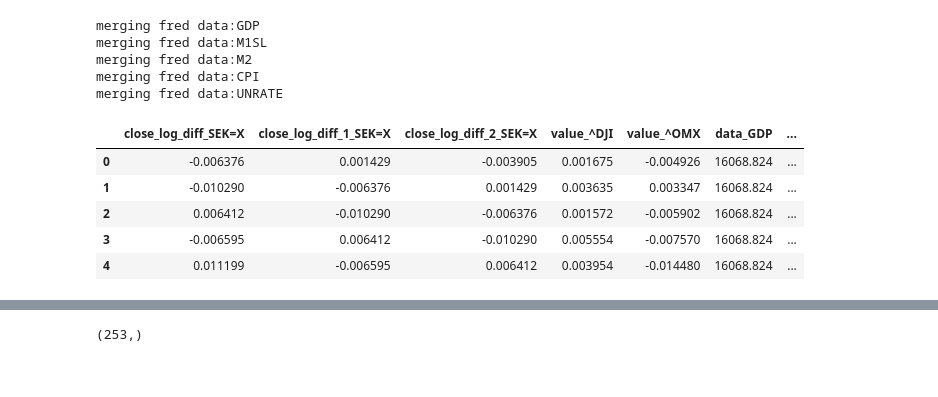
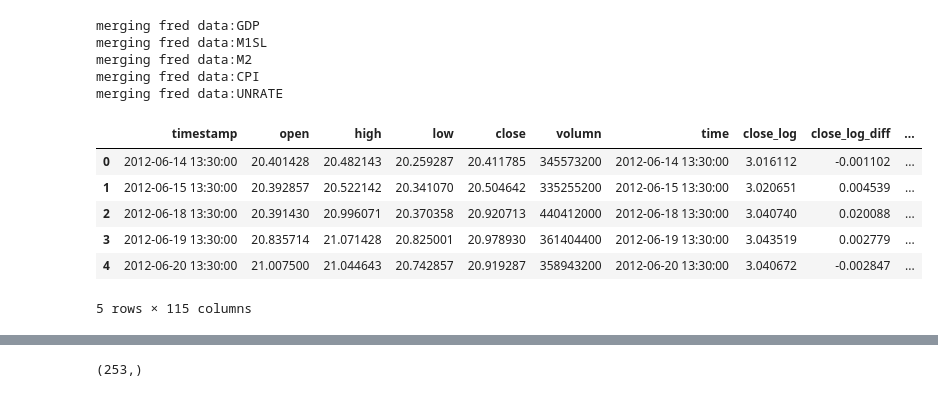
Before and after one commit to smartestrobotdai/portfolio, a Jupyter notebook: macro-analysis/combine_us_sweden.ipynb, the cells around one changed output, grey strips where cells are left out. Cells and saved outputs as stored; diff of their text form; code cells hidden in the pictures.

Commit message:
fetch 20y data

```diff
--- a/macro-analysis/combine_us_sweden.ipynb
+++ b/macro-analysis/combine_us_sweden.ipynb
@@ -195,3 +233,0 @@ df.head()
-# %%
-pd.options.display.max_rows = 4000
-print(df.corr().iloc[:-len(stock_list), -2].sort_values())
@@ -237,7 +256,7 @@ indicators_list = []
 for subdir, dirs, files in os.walk(rootdir):
   for dir in dirs:
     name = dir
-    if '^' not in name:
+    if '=' in name:
       indicators_list.append(name)
 # %%
 # CL=F: oil
@@ -291,3 +314,0 @@ df.head()
-# %%
-pd.options.display.max_rows = 4000
-print(df.corr().iloc[:-len(stock_list), -2].sort_values())
@@ -312,12 +314,0 @@ Name: value_^DJI, dtype: float64
-# %%
-# check DJI and OMX
-for i in range(2):
-  name = df.columns[-1-i]
-  print('Start check stock ' + name)
-  data = df[:-253].sample(frac=1).values
-  X, y = data[:, 1:-len(stock_list)], data[:, -1-i]
-  model = XGBRegressor()
-  cv = RepeatedKFold(n_splits=10, n_repeats=3, random_state=1)
-  scores = cross_val_score(model, X, y, scoring='neg_mean_absolute_error', cv=cv, n_jobs=-1)
-  scores = absolute(scores)
-  print('Mean MAE: %.4f (%.4f)' % (scores.mean(), scores.std()))
@@ -364,11 +372,12 @@ merging fred data:M2
 merging fred data:CPI
 merging fred data:UNRATE
 # %%
-df.iloc[:,-20:].head()
+df.head()
 # %% [output]
-|  | close_log_diff_SEK=X | close_log_diff_1_SEK=X | close_log_diff_2_SEK=X | value_^DJI | value_^OMX | data_GDP | ... |
-| 0 | -0.006376 | 0.001429 | -0.003905 | 0.001675 | -0.004926 | 16068.824 | ... |
-| 1 | -0.010290 | -0.006376 | 0.001429 | 0.003635 | 0.003347 | 16068.824 | ... |
-| 2 | 0.006412 | -0.010290 | -0.006376 | 0.001572 | -0.005902 | 16068.824 | ... |
-| 3 | -0.006595 | 0.006412 | -0.010290 | 0.005554 | -0.007570 | 16068.824 | ... |
-| 4 | 0.011199 | -0.006595 | 0.006412 | 0.003954 | -0.014480 | 16068.824 | ... |
+|  | timestamp | open | high | low | close | volumn | time | close_log | close_log_diff | ... |
+| 0 | 2012-06-14 13:30:00 | 20.401428 | 20.482143 | 20.259287 | 20.411785 | 345573200 | 2012-06-14 13:30:00 | 3.016112 | -0.001102 | ... |
+| 1 | 2012-06-15 13:30:00 | 20.392857 | 20.522142 | 20.341070 | 20.504642 | 335255200 | 2012-06-15 13:30:00 | 3.020651 | 0.004539 | ... |
+| 2 | 2012-06-18 13:30:00 | 20.391430 | 20.996071 | 20.370358 | 20.920713 | 440412000 | 2012-06-18 13:30:00 | 3.040740 | 0.020088 | ... |
+| 3 | 2012-06-19 13:30:00 | 20.835714 | 21.071428 | 20.825001 | 20.978930 | 361404400 | 2012-06-19 13:30:00 | 3.043519 | 0.002779 | ... |
+| 4 | 2012-06-20 13:30:00 | 21.007500 | 21.044643 | 20.742857 | 20.919287 | 358943200 | 2012-06-20 13:30:00 | 3.040672 | -0.002847 | ... |
+5 rows × 115 columns
```
Also changed, not shown: parts of 46 cells of this notebook, 5 other files.
